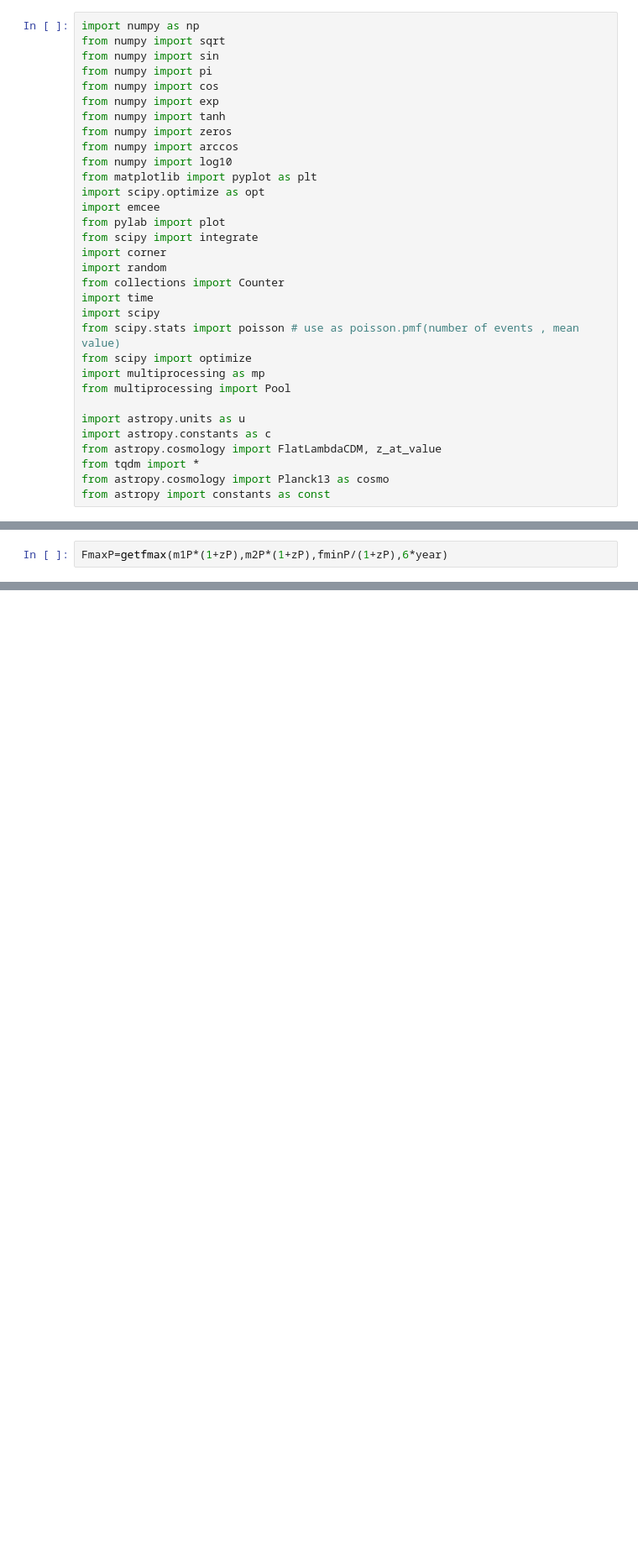
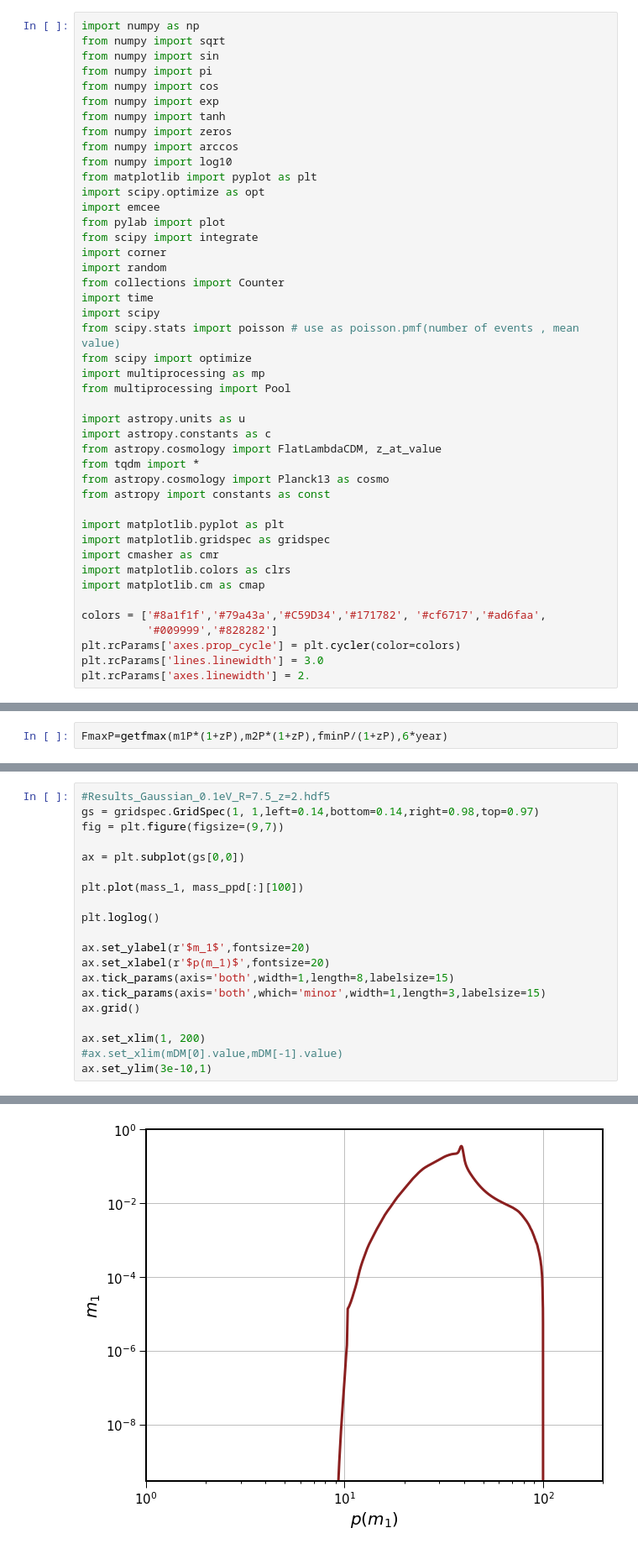
Before and after one commit to andrea0292/Event-Rate-GW, a Jupyter notebook: Check_Stas.ipynb, the cells around one changed output, grey strips where cells are left out. Shown: that part at 84% size. Saved outputs shown, nothing was run; the diff lists cells and outputs as text; blank space fills up the shorter version.

```diff
--- a/Check_Stas.ipynb
+++ b/Check_Stas.ipynb
@@ -30,6 +30,18 @@ from astropy.cosmology import FlatLambdaCDM, z_at_value
 from tqdm import *
 from astropy.cosmology import Planck13 as cosmo
 from astropy import constants as const
+
+import matplotlib.pyplot as plt
+import matplotlib.gridspec as gridspec
+import cmasher as cmr
+import matplotlib.colors as clrs
+import matplotlib.cm as cmap
+
+colors = ['#8a1f1f','#79a43a','#C59D34','#171782', '#cf6717','#ad6faa',
+          '#009999','#828282']
+plt.rcParams['axes.prop_cycle'] = plt.cycler(color=colors)
+plt.rcParams['lines.linewidth'] = 3.0
+plt.rcParams['axes.linewidth'] = 2.
 # %%
 import cmath
 # we work in geometrized units
@@ -321,0 +484,21 @@ SNR(iotaP,psiP,thetaP,phiP,fminP/(1+zP),FmaxP,m1P*(1+zP),m2P*(1+zP),dlP)
+# %%
+#Results_Gaussian_0.1eV_R=7.5_z=2.hdf5
+gs = gridspec.GridSpec(1, 1,left=0.14,bottom=0.14,right=0.98,top=0.97)
+fig = plt.figure(figsize=(9,7))
+
+ax = plt.subplot(gs[0,0])
+
+plt.plot(mass_1, mass_ppd[:][100])
+
+plt.loglog()
+
+ax.set_ylabel(r'$m_1$',fontsize=20)
+ax.set_xlabel(r'$p(m_1)$',fontsize=20)
+ax.tick_params(axis='both',width=1,length=8,labelsize=15)
+ax.tick_params(axis='both',which='minor',width=1,length=3,labelsize=15)
+ax.grid()
+
+ax.set_xlim(1, 200)
+#ax.set_xlim(mDM[0].value,mDM[-1].value)
+ax.set_ylim(3e-10,1)
+# %% [output]
@@ -321,0 +506 @@ SNR(iotaP,psiP,thetaP,phiP,fminP/(1+zP),FmaxP,m1P*(1+zP),m2P*(1+zP),dlP)
+[figure, added]
```
Also changed, not shown: parts of 72 cells of this notebook.
